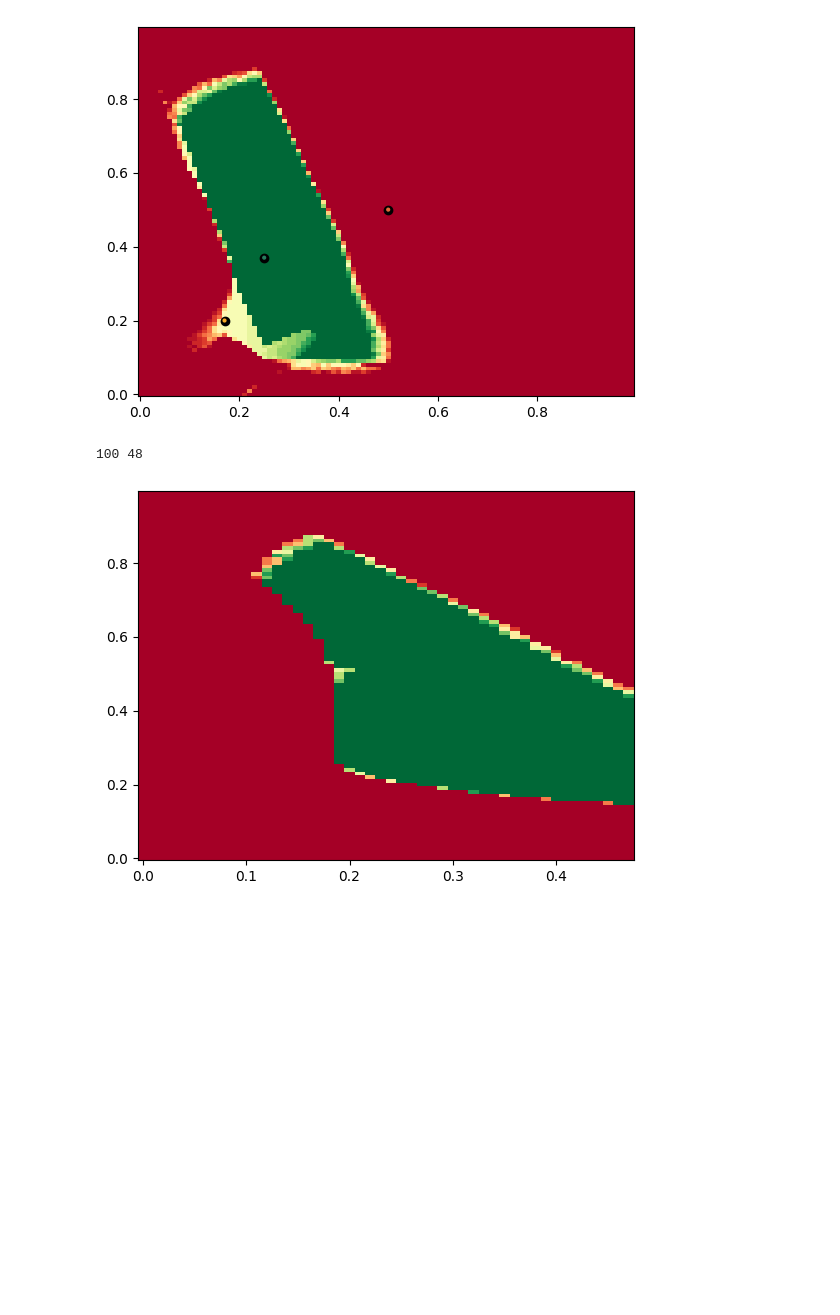
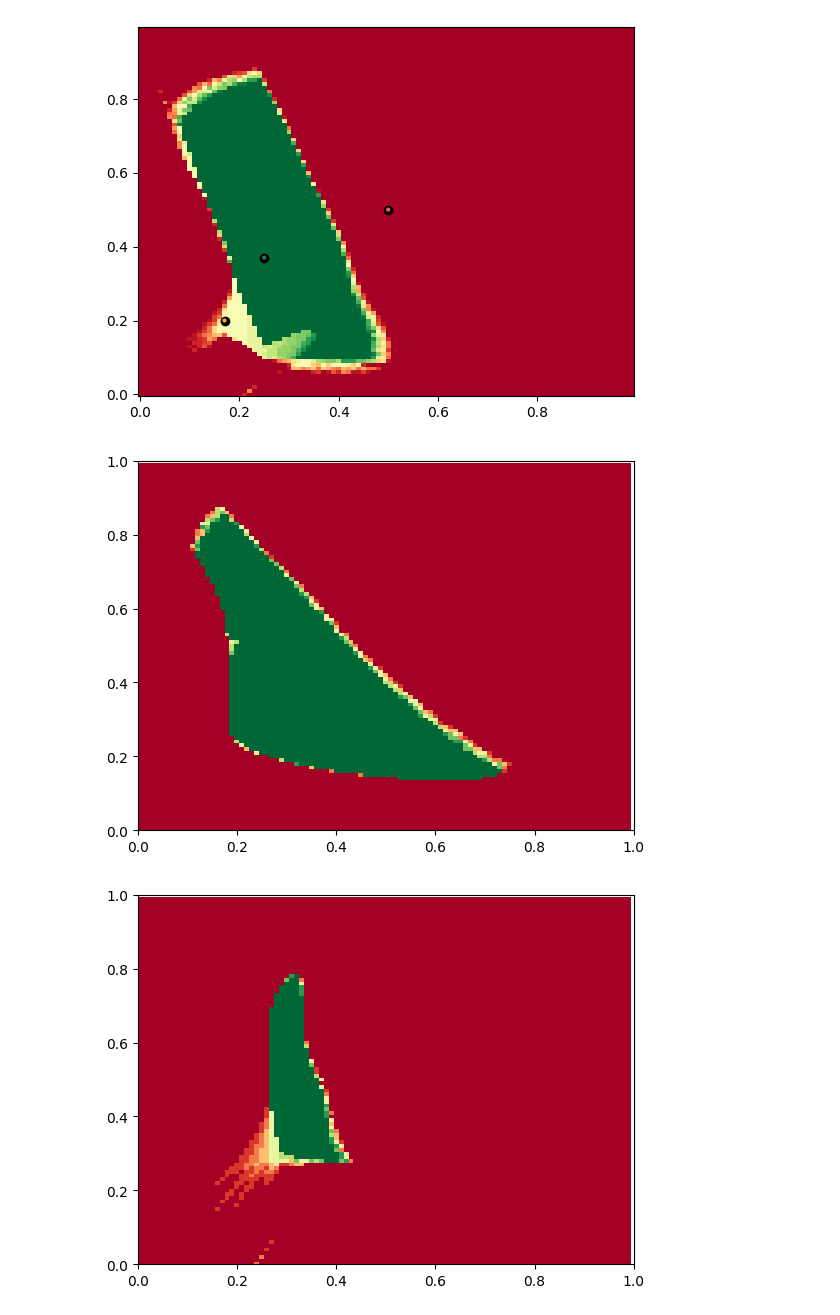
Before and after one commit to ljstolting/EvolvingHP, a Jupyter notebook: Cpp/HPparspaceanalysis.ipynb, the cells around one changed output. Saved outputs shown, nothing was run; the diff lists cells and outputs as text; code cells hidden in the pictures; blank space fills up the shorter version.

```diff
--- a/Cpp/HPparspaceanalysis.ipynb
+++ b/Cpp/HPparspaceanalysis.ipynb
@@ -193,12 +193,34 @@ plt.scatter([0.17, 0.25, 0.5 ],[0.2, 0.37, 0.5],color='k',zorder=3)
 plt.show()
 # %% [output]
 [figure]
-# %%
-for i in [7]:
-    parspace = np.loadtxt('./Specifically Evolved HP mechanisms/Every Circuit/%s/HPparslice_newrho_long.dat'%i)
-    parspace = parspace.swapaxes(0,1)
-    print(len(parspace),len(parspace[0]))
-    plt.pcolormesh(par1_res[0:len(parspace[0])],par2_res,parspace,cmap ="RdYlGn")
-# %% [output]
-100 48
-[figure, removed]
+# %%
+for i in [7,31]:
+    parspace = np.loadtxt('./Specifically Evolved HP mechanisms/Every Circuit/%s/HPparslice_newrho_long.dat'%i)
+    parspace = parspace.swapaxes(0,1)
+    HPparspace = np.zeros((len(par1_res),len(par2_res)))
+    HPparspace[:,0:len(parspace[0])] = parspace
+    plt.xlim(0,1)
+    plt.ylim(0,1)
+    plt.pcolormesh(par1_res,par2_res,HPparspace,cmap ="RdYlGn",vmin=0,vmax=9)
+    plt.show()
+for i in [2]:
+    parspace = np.loadtxt('./Specifically Evolved HP mechanisms/Every Circuit/%s/HPparslice_newrho_long.dat'%i)
+    parspace = parspace.swapaxes(0,1)
+    HPparspace = np.zeros((len(par1_res),len(par2_res)))
+    HPparspace[:,0:len(parspace[0])] = parspace
+    plt.xlim(0,.7)
+    plt.ylim(0,1)
+    plt.pcolormesh(par1_res,par2_res,HPparspace,cmap ="RdYlGn",vmin=0,vmax=25)
+    plt.show()
+for i in [34]:
+    parspace = np.loadtxt('./Specifically Evolved HP mechanisms/Every Circuit/%s/HPparslice_newrho_long.dat'%i)
+    parspace = parspace.swapaxes(0,1)
+    HPparspace = np.zeros((len(par1_res),len(par2_res)))
+    HPparspace[:,0:len(parspace[0])] = parspace
+    plt.xlim(0,1)
+    plt.ylim(0,1)
+    plt.pcolormesh(par1_res,par2_res,HPparspace,cmap ="RdYlGn",vmin=0,vmax=25)
+    plt.show()
+# %% [output]
+[figure, added]
+[figure, added]
```
Also changed, not shown: parts of 1 cell of this notebook, 20 other files.
